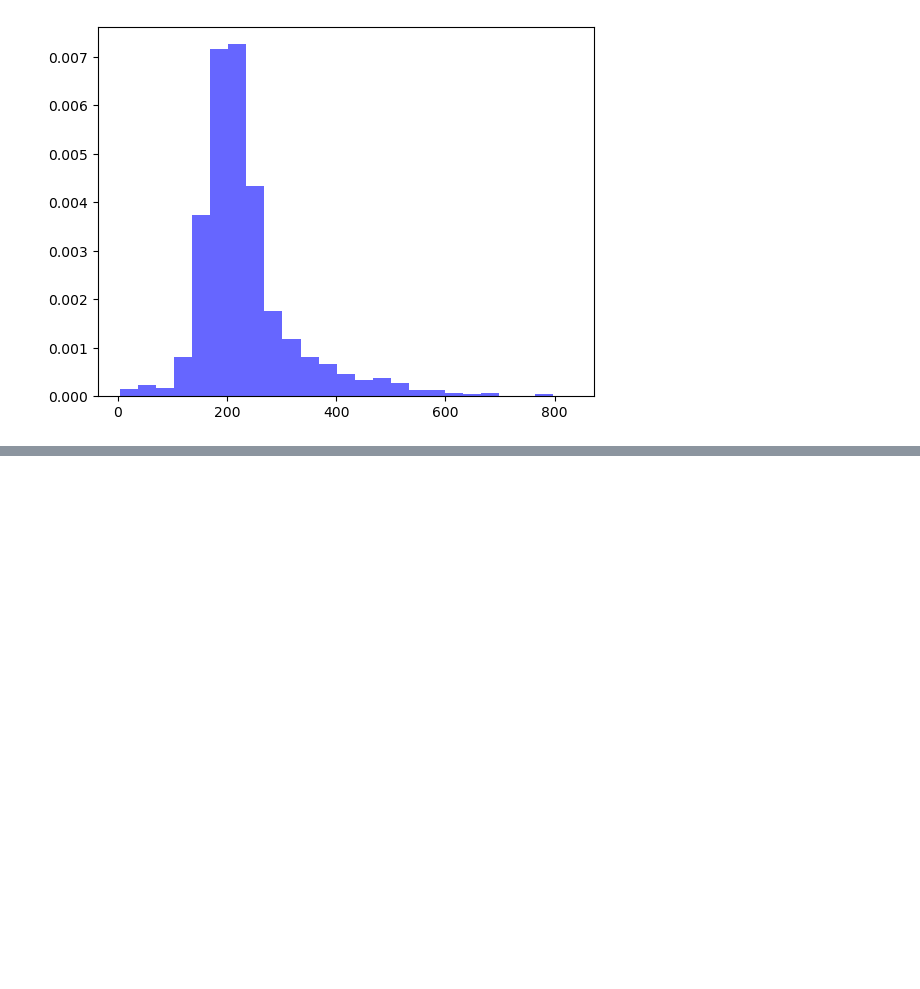
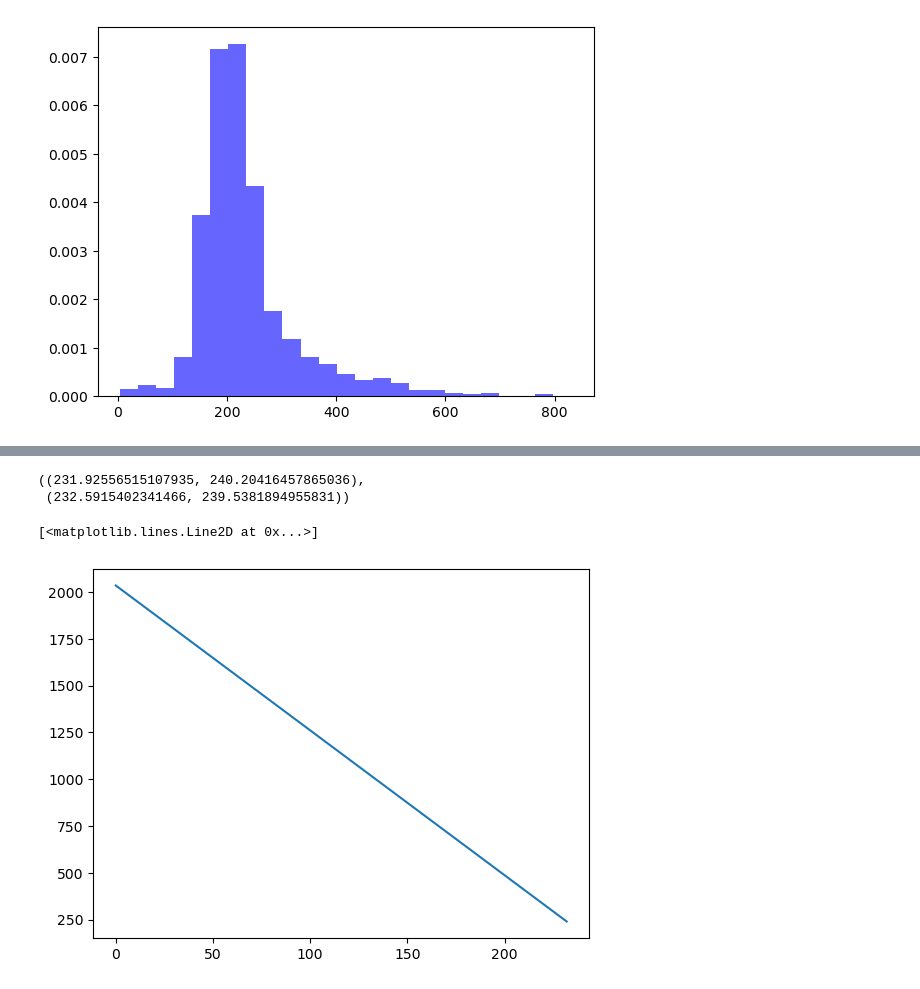
Before and after one commit to makejeef/amro, a Jupyter notebook: fl_data.ipynb, the cells around one changed output, grey strips where cells are left out. Saved outputs shown, nothing was run; the diff lists cells and outputs as text; code cells hidden in the pictures; blank space fills up the shorter version.

```diff
--- a/fl_data.ipynb
+++ b/fl_data.ipynb
@@ -463,0 +552,10 @@ plt.show()
+# %%
+CI_95,CI_90
+# %% [output]
+((231.92556515107935, 240.20416457865036),
+ (232.5915402341466, 239.5381894955831))
+# %%
+plt.plot([0,CI_95[0]],[len(cycle),CI_95[1]])
+# %% [output]
+[<matplotlib.lines.Line2D at 0x...>]
+[figure, added]
```
Also changed, not shown: parts of 30 cells of this notebook, 6 other files.
